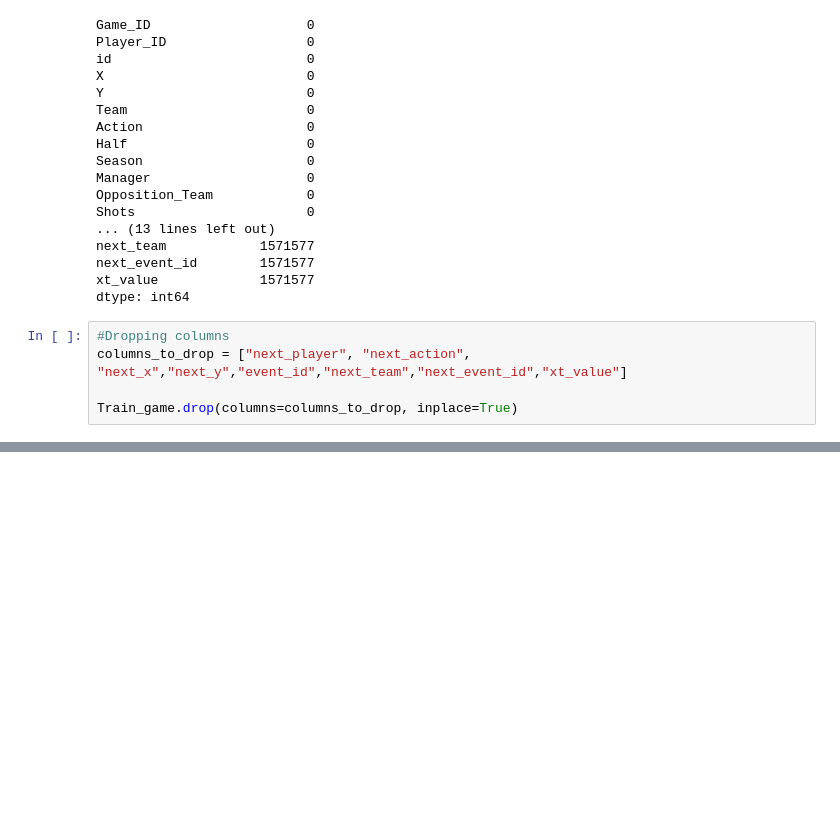
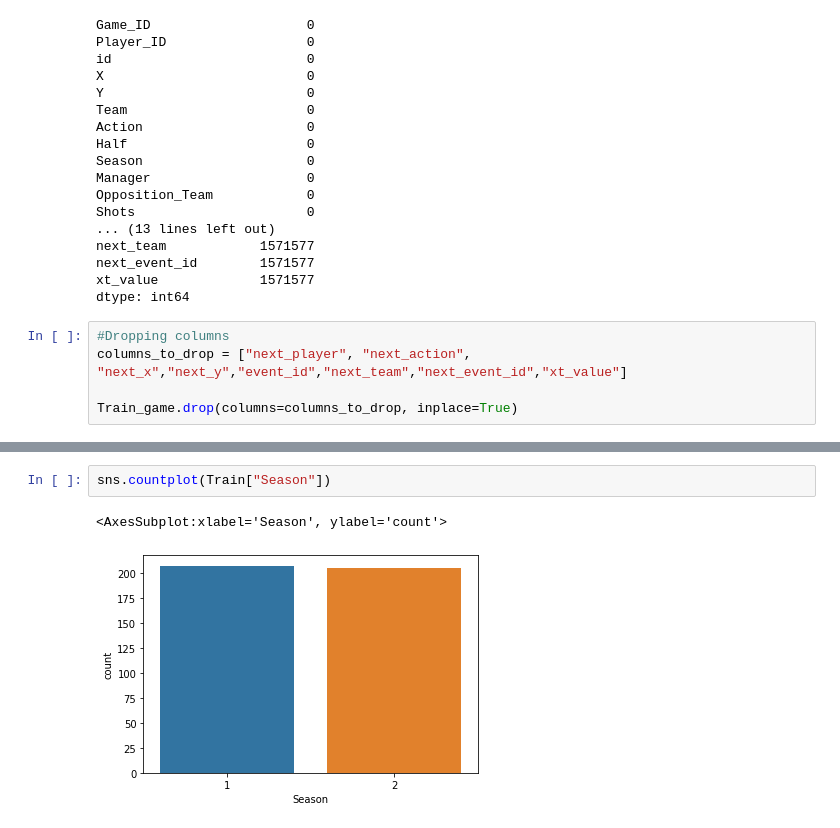
Before and after one commit to The-DigitalAcademy/Precious_Laduma_Score_Predictions, a Jupyter notebook: Laduma_Score_Predictions.ipynb, the cells around one changed output, grey strips where cells are left out. Drawn from its saved outputs; the diff is of its cells as text; blank space fills up the shorter version.

```diff
--- a/Laduma_Score_Predictions.ipynb
+++ b/Laduma_Score_Predictions.ipynb
@@ -176,0 +157,5 @@ merged_df = pd.merge(Train, Train_game, on='Game_ID')s
+# %%
+sns.countplot(Train["Season"])
+# %% [output]
+<AxesSubplot:xlabel='Season', ylabel='count'>
+[figure, added]
```
Also changed, not shown: parts of 20 cells of this notebook.
